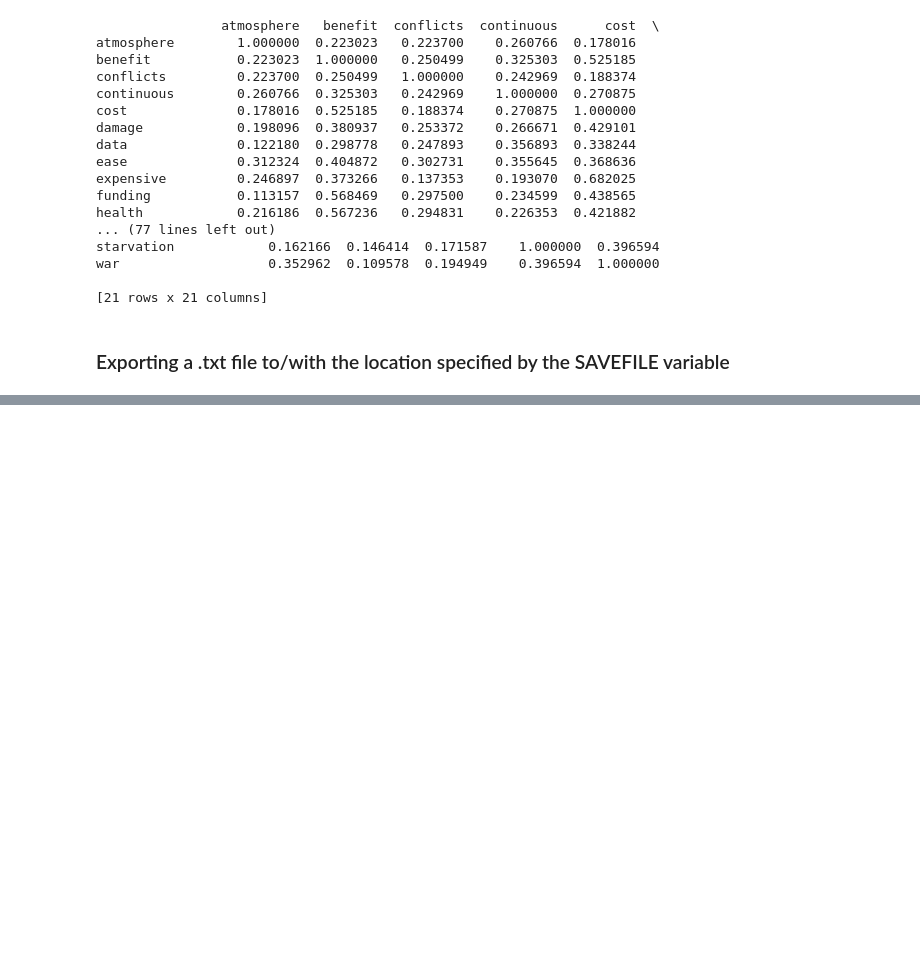
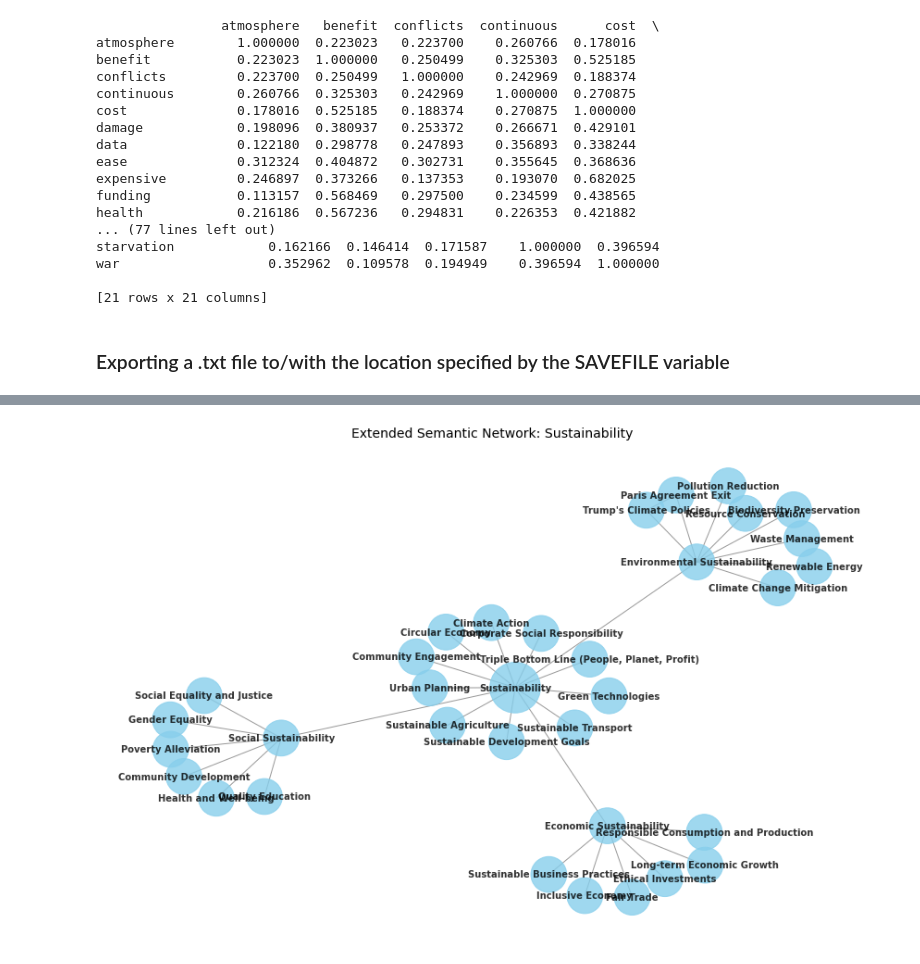
Before and after one commit to CAM-E-L/DataAnalysis, a Jupyter notebook: Python_word2vec/word2vec.ipynb, the cells around one changed output, grey strips where cells are left out. Saved outputs shown, nothing was run; the diff lists cells and outputs as text; code cells hidden in the pictures; blank space fills up the shorter version.

```diff
--- a/Python_word2vec/word2vec.ipynb
+++ b/Python_word2vec/word2vec.ipynb
@@ -76,0 +271,56 @@ with open(SAVEFILE, 'w') as f:  # overwrites existing files of the same name and
+# %%
+import networkx as nx
+import matplotlib.pyplot as plt
+
+def draw_semantic_network():
+    G = nx.Graph()
+
+    # Add nodes
+    main_node = "Sustainability"
+    G.add_node(main_node)
+
+    subcategories = [
+        ("Environmental Sustainability", ["Renewable Energy", "Resource Conservation", "Biodiversity Preservation", "Pollution Reduction", "Waste Management", "Climate Change Mitigation"]),
+        ("Social Sustainability", ["Quality Education", "Health and Well-being", "Poverty Alleviation", "Social Equality and Justice", "Gender Equality", "Community Development"]),
+        ("Economic Sustainability", ["Sustainable Business Practices", "Responsible Consumption and Production", "Ethical Investments", "Long-term Economic Growth", "Fair Trade", "Inclusive Economy"]),
+    ]
+
+    for category, sub_items in subcategories:
+        G.add_node(category)
+        for sub_item in sub_items:
+            G.add_node(sub_item)
+            G.add_edge(category, sub_item)
+
+        G.add_edge(main_node, category)
+
+    overlapping_concepts = ["Circular Economy", "Green Technologies", "Sustainable Development Goals", "Triple Bottom Line (People, Planet, Profit)"]
+    supporting_concepts = ["Corporate Social Responsibility", "Climate Action", "Sustainable Agriculture", "Community Engagement", "Urban Planning", "Sustainable Transport"]
+
+    for concept in overlapping_concepts + supporting_concepts:
+        G.add_node(concept)
+        G.add_edge(main_node, concept)
+
+    # Specific nodes related to Donald Trump
+    G.add_node("Trump's Climate Policies")
+    G.add_node("Paris Agreement Exit")
+    G.add_edge("Trump's Climate Policies", "Environmental Sustainability")
+    G.add_edge("Paris Agreement Exit", "Trump's Climate Policies")
+    G.add_edge("Paris Agreement Exit", "Environmental Sustainability")
+
+    plt.figure(figsize=(12, 8))
+    pos = nx.spring_layout(G, seed=42)  # Seed for reproducibility
+
+    node_sizes = [3000 if node == main_node else 1500 for node in G.nodes()]
+    nx.draw_networkx(G, pos, with_labels=True, node_size=node_sizes, node_color='skyblue', font_size=10, font_weight='bold', alpha=0.8, edge_color='gray', width=1.0)
+
+    edge_labels = {(u, v): "" for u, v, d in G.edges(data=True)}
+    nx.draw_networkx_edge_labels(G, pos, edge_labels=edge_labels, font_size=8)
+
+    plt.title("Extended Semantic Network: Sustainability", fontsize=14)
+    plt.axis('off')
+    plt.tight_layout()
+    plt.show()
+
+draw_semantic_network()
+# %% [output]
+[figure, added]
```
Also changed, not shown: parts of 6 cells of this notebook, 8 other files.
